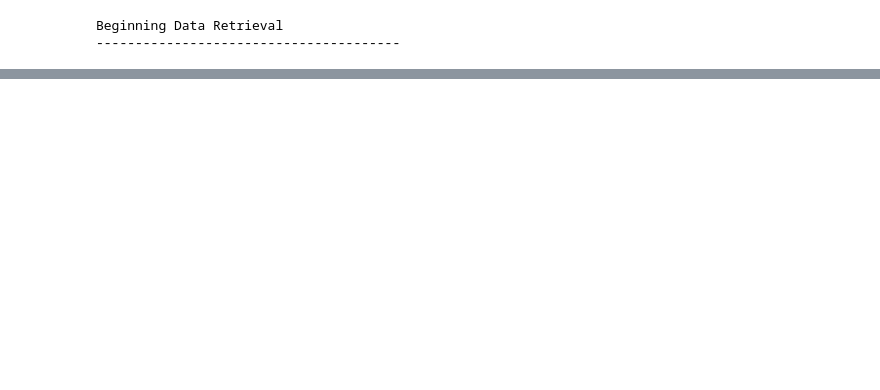
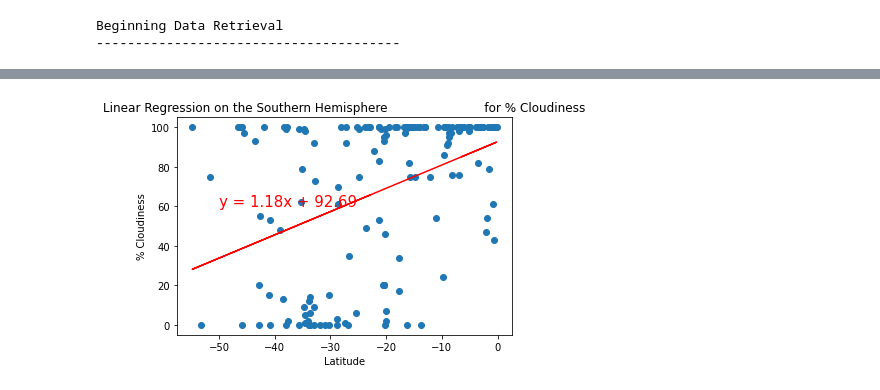
Before and after one commit to jarney99/World_Weather_Analysis, a Jupyter notebook: WeatherPy.ipynb, the cells around one changed output, grey strips where cells are left out. Drawn from its saved outputs; the diff is of its cells as text; code cells hidden in the pictures; blank space fills up the shorter version.

```diff
--- a/WeatherPy.ipynb
+++ b/WeatherPy.ipynb
@@ -332,8 +414,10 @@ plot_linear_regression(x_values, y_values,
 # %%
 # Linear regression on the Southern Hemisphere
 x_values = southern_hemi_df["Lat"]
 y_values = southern_hemi_df["Cloudiness"]
 # Call the function.
 plot_linear_regression(x_values, y_values,
-                       'Linear Regression on the Southern Hemisphere \n
+                       'Linear Regression on the Southern Hemisphere \
                         for % Cloudiness', '% Cloudiness',(-50,60))
+# %% [output]
+[figure, added]
```
Also changed, not shown: parts of 21 cells of this notebook, 40 other files.
